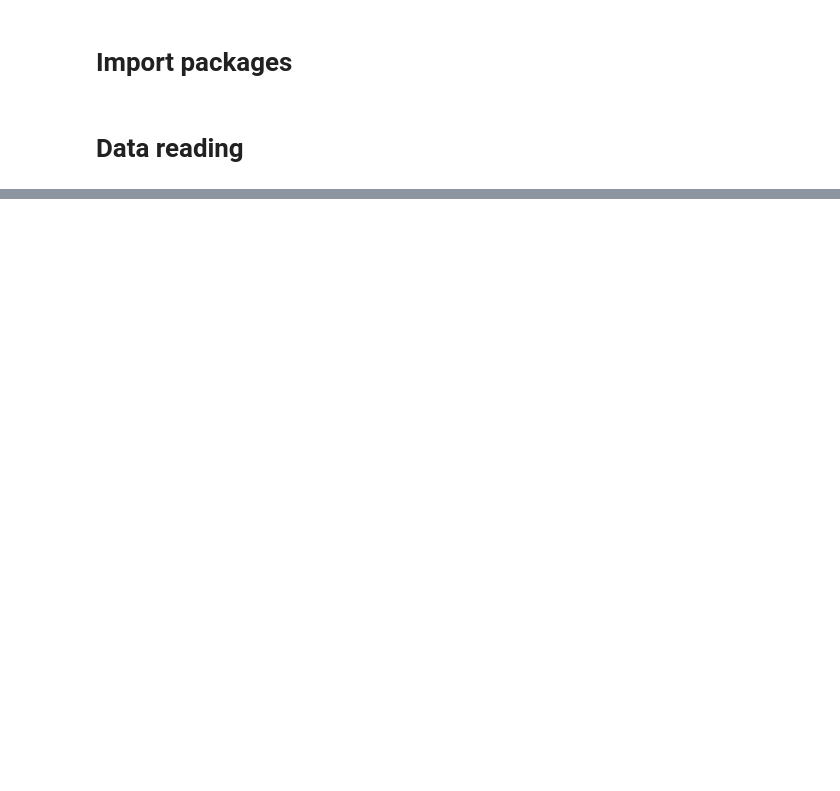
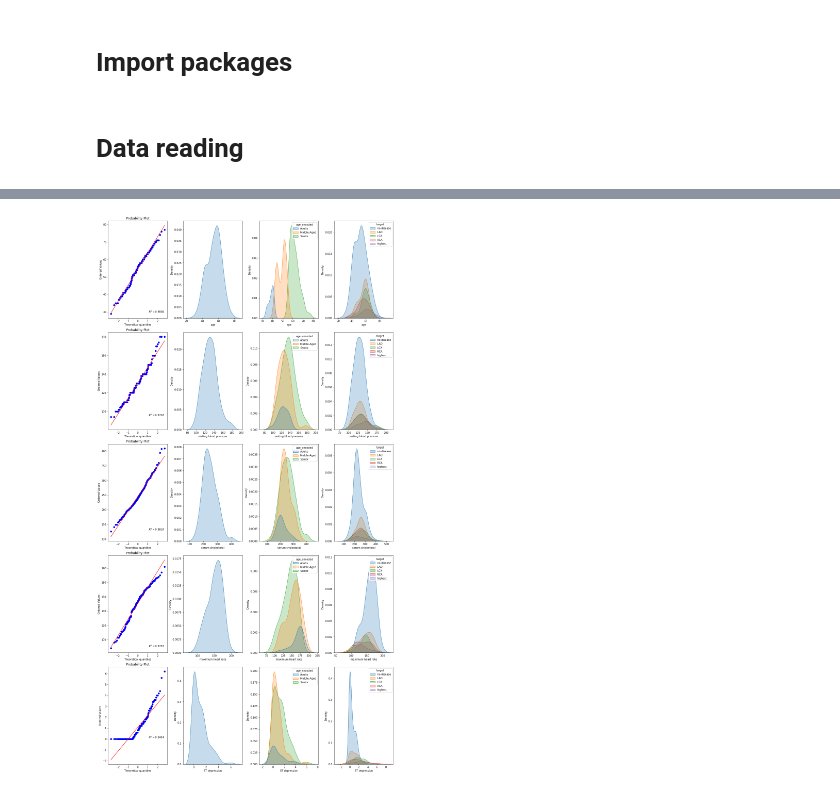
Before and after one commit to Nicola-Ibrahim/Heart-Diseases-Prediction, a Jupyter notebook: notebooks/multiclass/01b_analytics.ipynb, the cells around one changed output, grey strips where cells are left out. Cells and saved outputs as stored; diff of their text form; code cells hidden in the pictures; blank space fills up the shorter version.

```diff
--- a/notebooks/multiclass/01b_analytics.ipynb
+++ b/notebooks/multiclass/01b_analytics.ipynb
@@ -42,0 +175,7 @@ df_train.head()
+# %%
+hue_order=['no disease', 'LAD','LCX', 'RCA', 'highest']
+
+min_val = df_train['age'].min()
+max_val = df_train['age'].max()
+df_train['age_encoded'] = pd.cut(df_train['age'], bins=[min_val, 41, 55, max_val], labels=['Adults','Middle-Aged','Senior'])
+# sns.catplot(x='age_encoded', hue='target', hue_order=['no disease','risk 1','risk 2','risk 3','risk 4'], data=df_train, kind='count', ci=None, palette='Reds')
@@ -42,0 +190,19 @@ df_train.head()
+# %%
+def plot_kde(data):
+    cols = list(filter(lambda x: x not in ['target','age_encoded'], data.columns.to_list()))
+    sub_num_of_row = len(cols)
+    sub_num_of_col = 4     # three columns: overall, no disease, disease
+
+    _, axs = plt.subplots(nrows=sub_num_of_row, ncols=sub_num_of_col, figsize=(16, 30), constrained_layout = True)
+
+
+    for i in range(sub_num_of_row):
+        stats.probplot(x= data[cols[i]], plot=axs[i][0], rvalue=True)
+        sns.kdeplot(data=data, x=cols[i], fill=True, ax=axs[i][1])
+        sns.kdeplot(data=data, x=cols[i], hue='age_encoded', fill=True, ax=axs[i][2])
+        sns.kdeplot(data=data, x=cols[i], hue='target', hue_order=hue_order , fill=True, ax=axs[i][3])
+
+#
+plot_kde(df_train[num_cols + ['target', 'age_encoded']])
+# %% [output]
+[figure, added]
```
Also changed, not shown: parts of 22 cells of this notebook, 1 other file.
